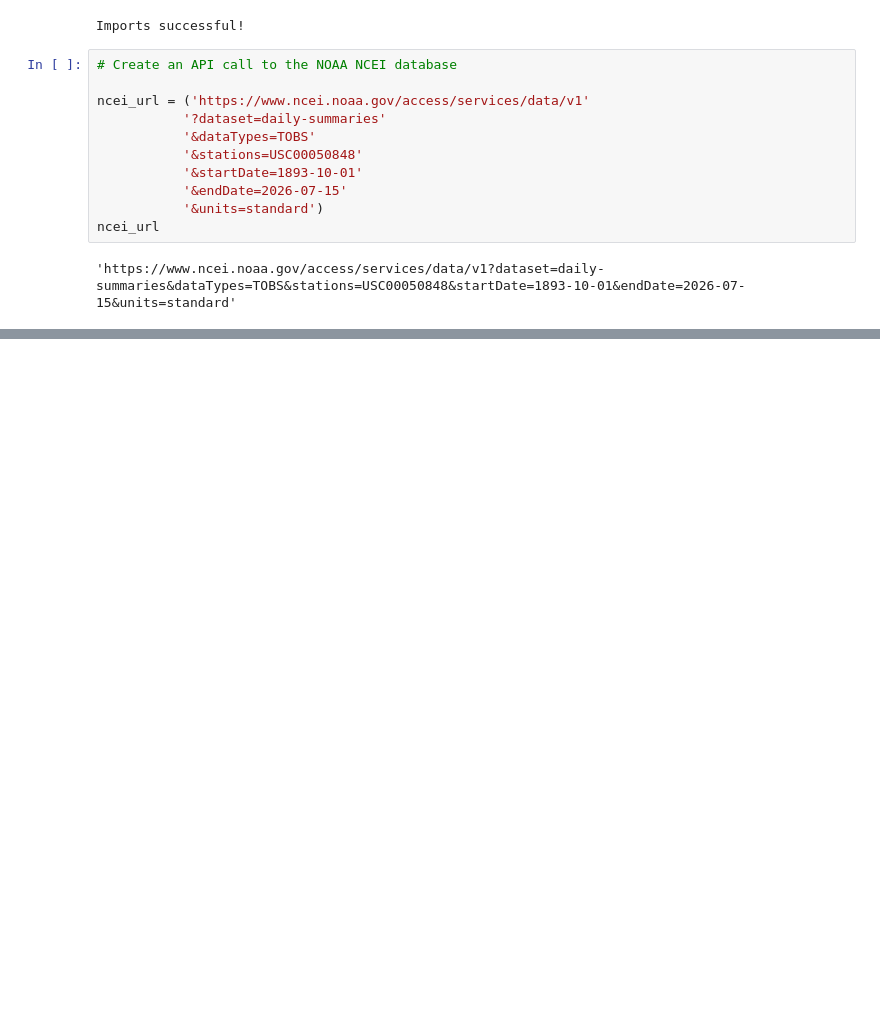
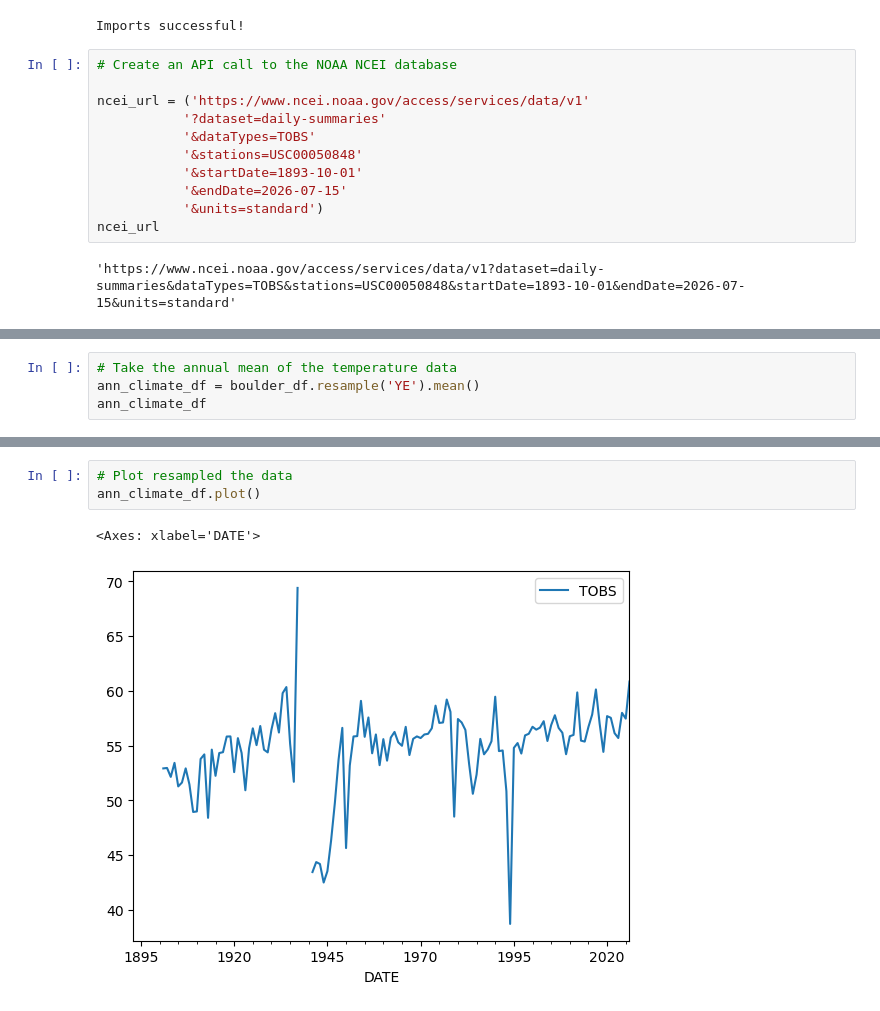
Before and after one commit to cu-esiil-edu/01-climate-manisha1810, a Jupyter notebook: notebooks/Climate_data_analysis.ipynb, the cells around one changed output, grey strips where cells are left out. Cells and saved outputs as stored; diff of their text form; blank space fills up the shorter version.

```diff
--- a/notebooks/Climate_data_analysis.ipynb
+++ b/notebooks/Climate_data_analysis.ipynb
@@ -25,0 +75,4 @@ ncei_url
+# %%
+# Take the annual mean of the temperature data
+ann_climate_df = boulder_df.resample('YE').mean()
+ann_climate_df
@@ -25,0 +94,6 @@ ncei_url
+# %%
+# Plot resampled the data
+ann_climate_df.plot()
+# %% [output]
+<Axes: xlabel='DATE'>
+[figure, added]
```
Also changed, not shown: parts of 8 cells of this notebook, 1 other file.
